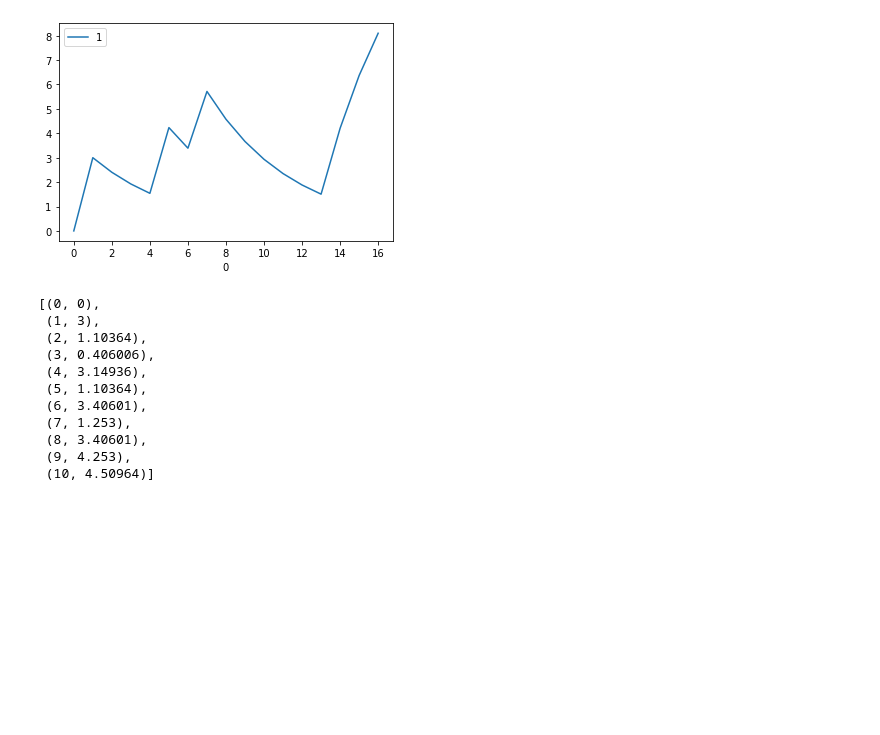
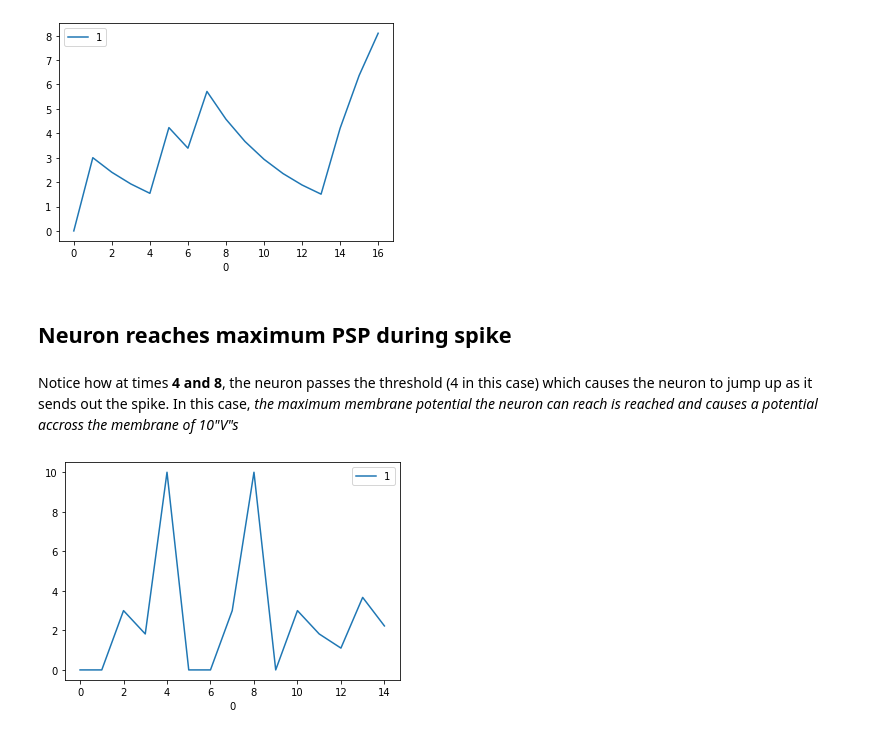
Before and after one commit to aguilarjose11/world_rep_snn, a Jupyter notebook: analysis/analysis_notebook.ipynb, the cells around one changed output. Drawn from its saved outputs; the diff is of its cells as text; code cells hidden in the pictures; blank space fills up the shorter version.

```diff
--- a/analysis/analysis_notebook.ipynb
+++ b/analysis/analysis_notebook.ipynb
@@ -60,17 +60,12 @@ neuron_psp = [0, 3, 2.40221, 1.92354, 1.54025, 4.23334, 3.38979, 5.71433, 4.5756
 plot_data_line(range(len(neuron_psp)), neuron_psp)
 # %% [output]
 [figure]
-# %%
-[x for x in enumerate(neuron_psp)]
-# %% [output]
-[(0, 0),
- (1, 3),
- (2, 1.10364),
- (3, 0.406006),
- (4, 3.14936),
- (5, 1.10364),
- (6, 3.40601),
- (7, 1.253),
- (8, 3.40601),
- (9, 4.253),
- (10, 4.50964)]
+# %% [markdown]
+## Neuron reaches maximum PSP during spike
+# %% [markdown]
+Notice how at times __4 and 8__, the neuron passes the threshold (4 in this case) which causes the neuron to jump up as it sends out the spike. In this case, _the maximum membrane potential the neuron can reach is reached and causes a potential accross the membrane of 10"V"s_
+# %%
+neuron_max_psp = [0, 0, 3, 1.81959, 10, 0, 0, 3, 10, 0, 3, 1.81959, 1.10364, 3.66939, 2.2256, ]
+plot_data_line(range(len(neuron_max_psp)), neuron_max_psp)
+# %% [output]
+[figure, added]
```
Also changed, not shown: parts of 3 cells of this notebook.
